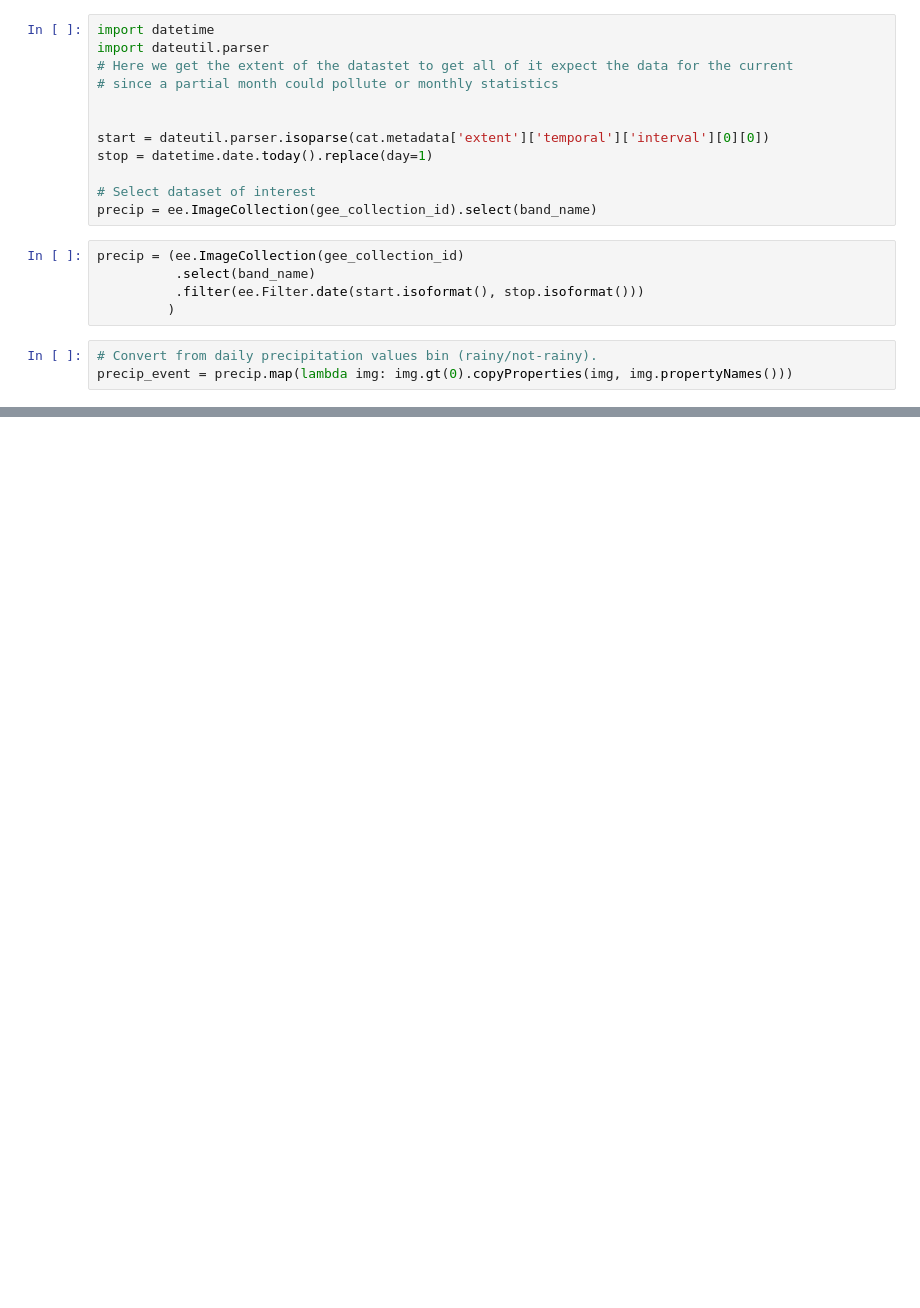
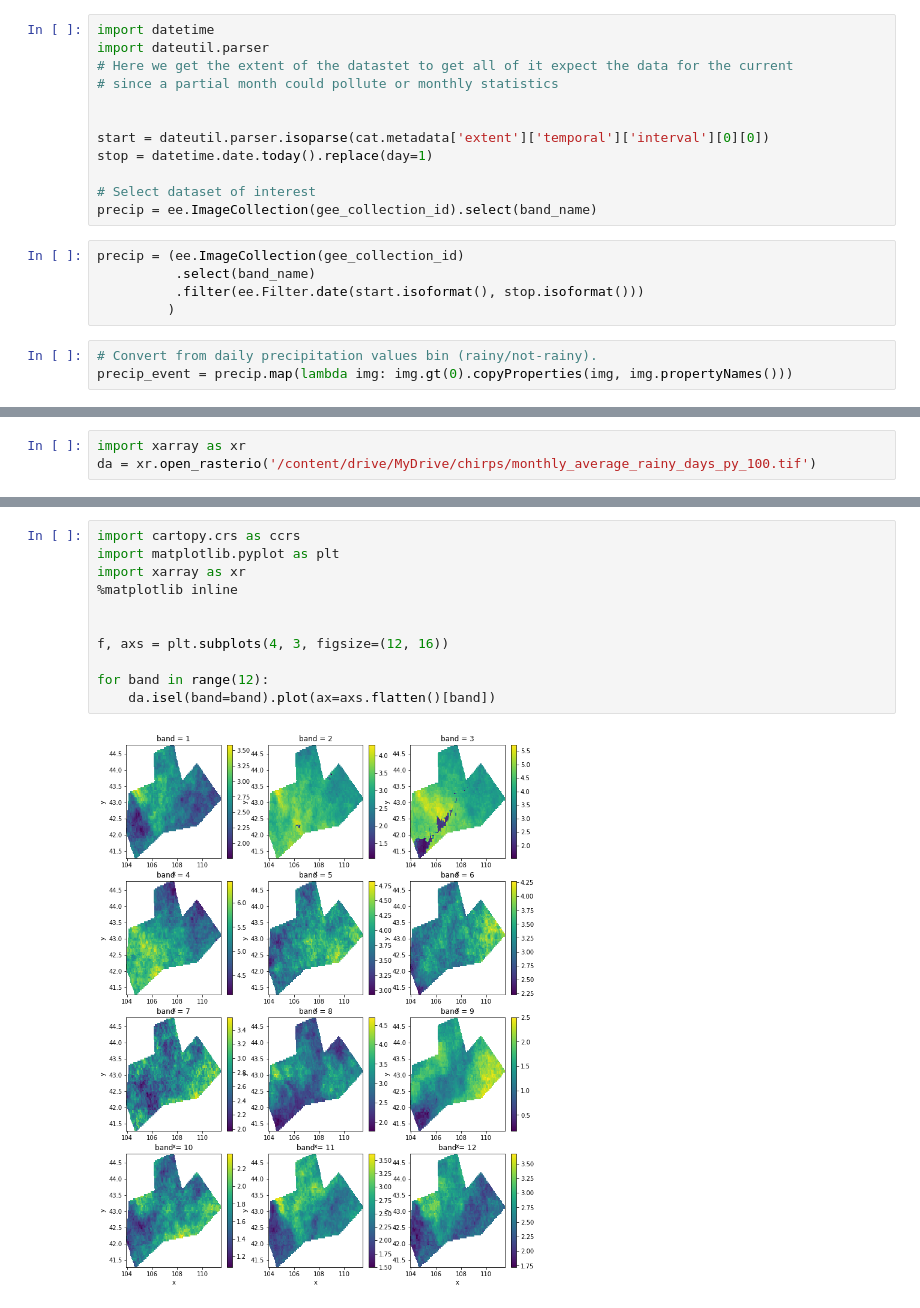
Before and after one commit to matthieu-bernard/gee-processing, a Jupyter notebook: chirps_processing_colab.ipynb, the cells around one changed output, grey strips where cells are left out. Saved outputs shown, nothing was run; the diff lists cells and outputs as text; blank space fills up the shorter version.

```diff
--- a/chirps_processing_colab.ipynb
+++ b/chirps_processing_colab.ipynb
@@ -294,0 +262,3 @@ Mounted at /content/drive
+# %%
+import xarray as xr
+da = xr.open_rasterio('/content/drive/MyDrive/chirps/monthly_average_rainy_days_py_100.tif')
@@ -294,0 +284,13 @@ Mounted at /content/drive
+# %%
+import cartopy.crs as ccrs
+import matplotlib.pyplot as plt
+import xarray as xr
+%matplotlib inline
+
+
+f, axs = plt.subplots(4, 3, figsize=(12, 16))
+
+for band in range(12):
+    da.isel(band=band).plot(ax=axs.flatten()[band])
+# %% [output]
+[figure, added]
```
Also changed, not shown: parts of 31 cells of this notebook.
